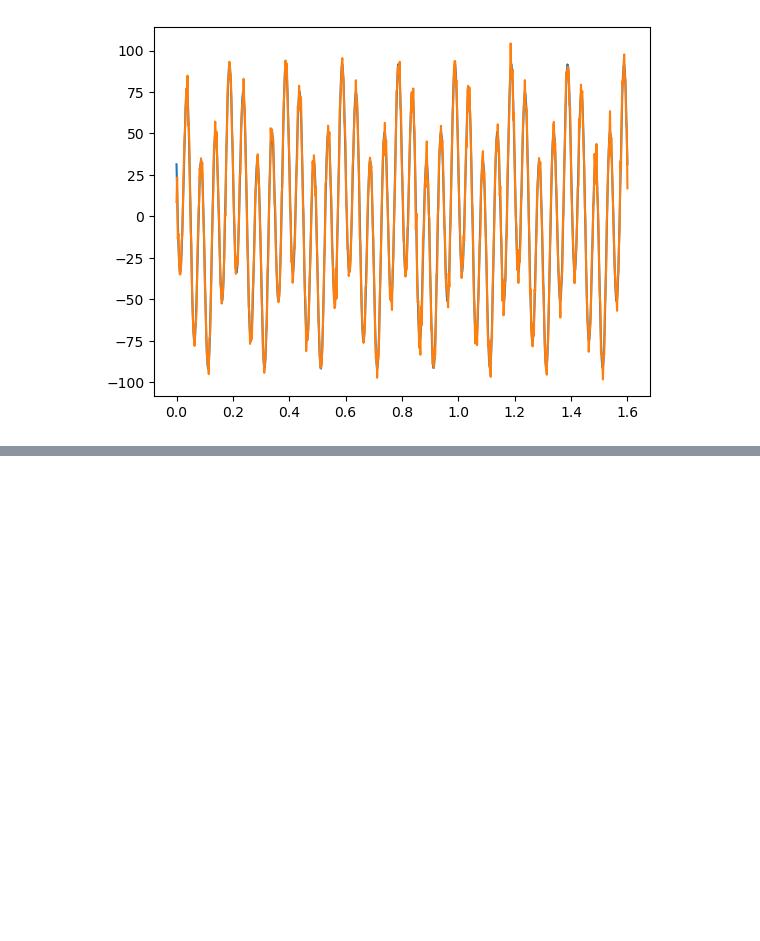
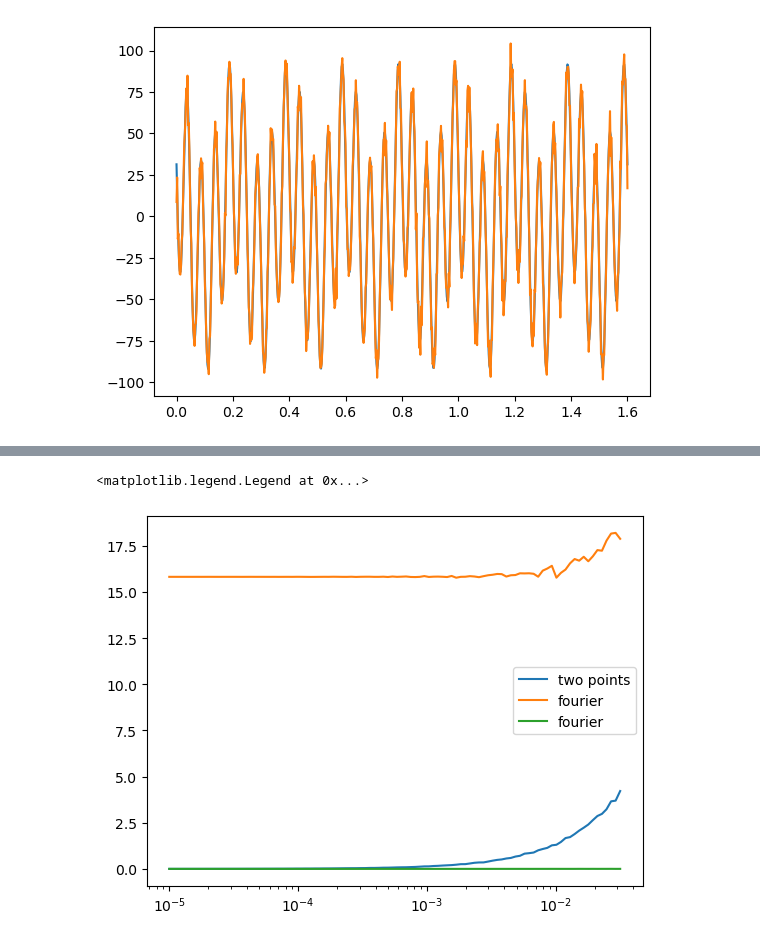
Before and after one commit to EHAT32/inverse, a Jupyter notebook: 11_11/derivative.ipynb, the cells around one changed output, grey strips where cells are left out. Saved outputs shown, nothing was run; the diff lists cells and outputs as text; code cells hidden in the pictures; blank space fills up the shorter version.

```diff
--- a/11_11/derivative.ipynb
+++ b/11_11/derivative.ipynb
@@ -136,0 +151,31 @@ plt.legend()
+# %%
+def polyFitDerivative(x, func):
+    coeffs = np.polyfit(x, func, 2)
+    result = lambda t: 2 * coeffs[0] * t + coeffs[1]
+    return result(x)
+# %%
+# посчитаем для разных значений шума
+noise_range = np.logspace(-5, -1.5, 100)
+relErrorArrayFourier = np.zeros_like(noise_range)
+relErrorArrayTwoPoint = np.zeros_like(noise_range)
+relErrorLS = np.zeros_like(noise_range)
+# %%
+for i in range(len(noise_range)):
+    sigma = noise_range[i]
+    noise = np.random.normal(0, sigma, len(time_ax))
+    f_noisy = f_2_array + noise
+    fourierDeriv = fourierDerivative(f_noisy, dt)
+    twoPointDeriv = twoPointDerivative(f_noisy, dt)
+    lsDeriv = polyFitDerivative(time_ax, f_noisy)
+    relErrorArrayFourier[i] = relError(fourierDeriv, f_2_deriv_array)
+    relErrorArrayTwoPoint[i] = relError(twoPointDeriv, f_2_deriv_array)
+    relErrorLS[i] = relError(lsDeriv, f_2_deriv_array)
+# %%
+plt.plot(noise_range, relErrorArrayTwoPoint, label='two points')
+plt.plot(noise_range, relErrorArrayFourier, label='fourier')
+plt.plot(noise_range, relErrorLS, label='fourier')
+plt.xscale('log')
+plt.legend()
+# %% [output]
+<matplotlib.legend.Legend at 0x...>
+[figure, added]
```
Also changed, not shown: parts of 6 cells of this notebook.
